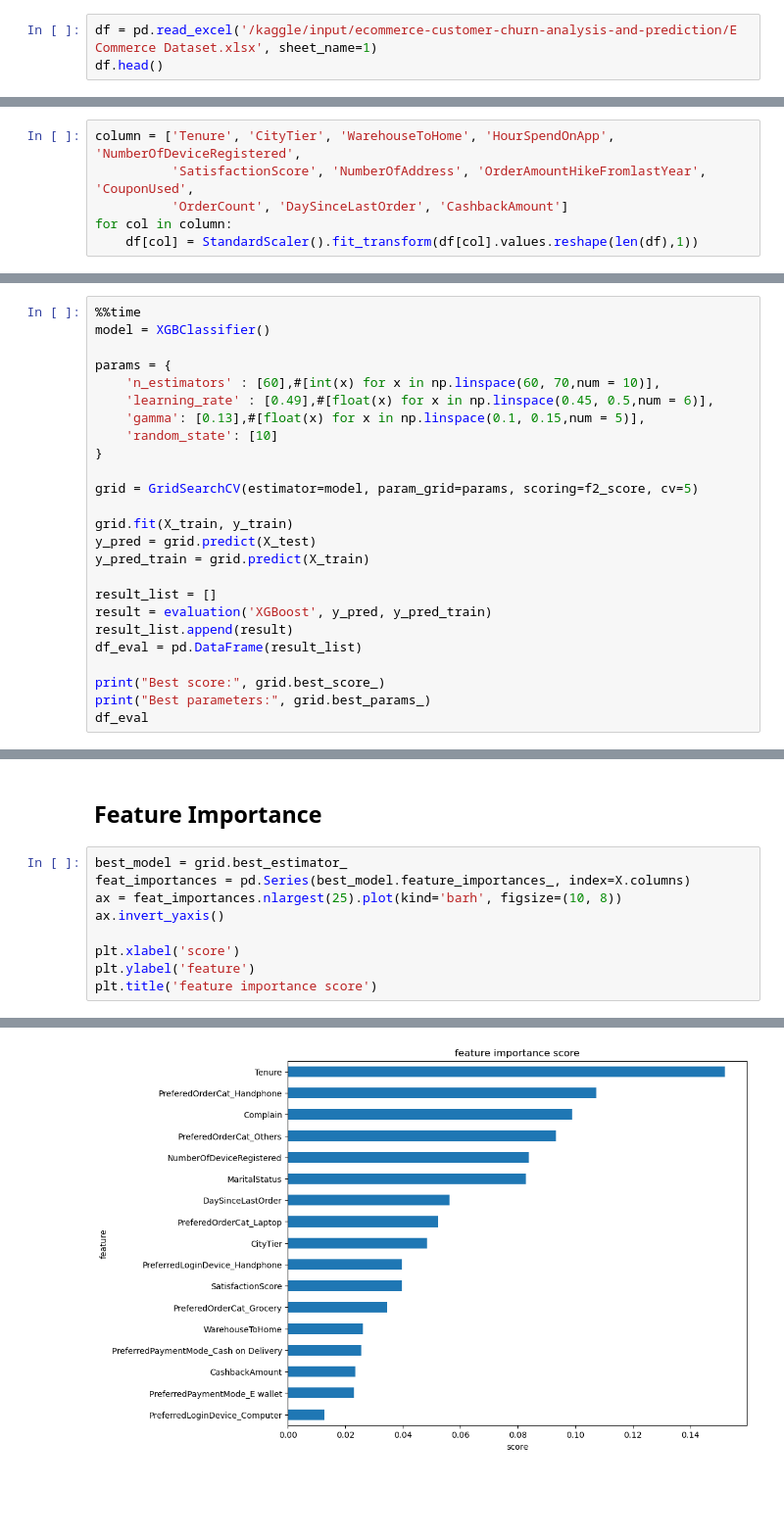
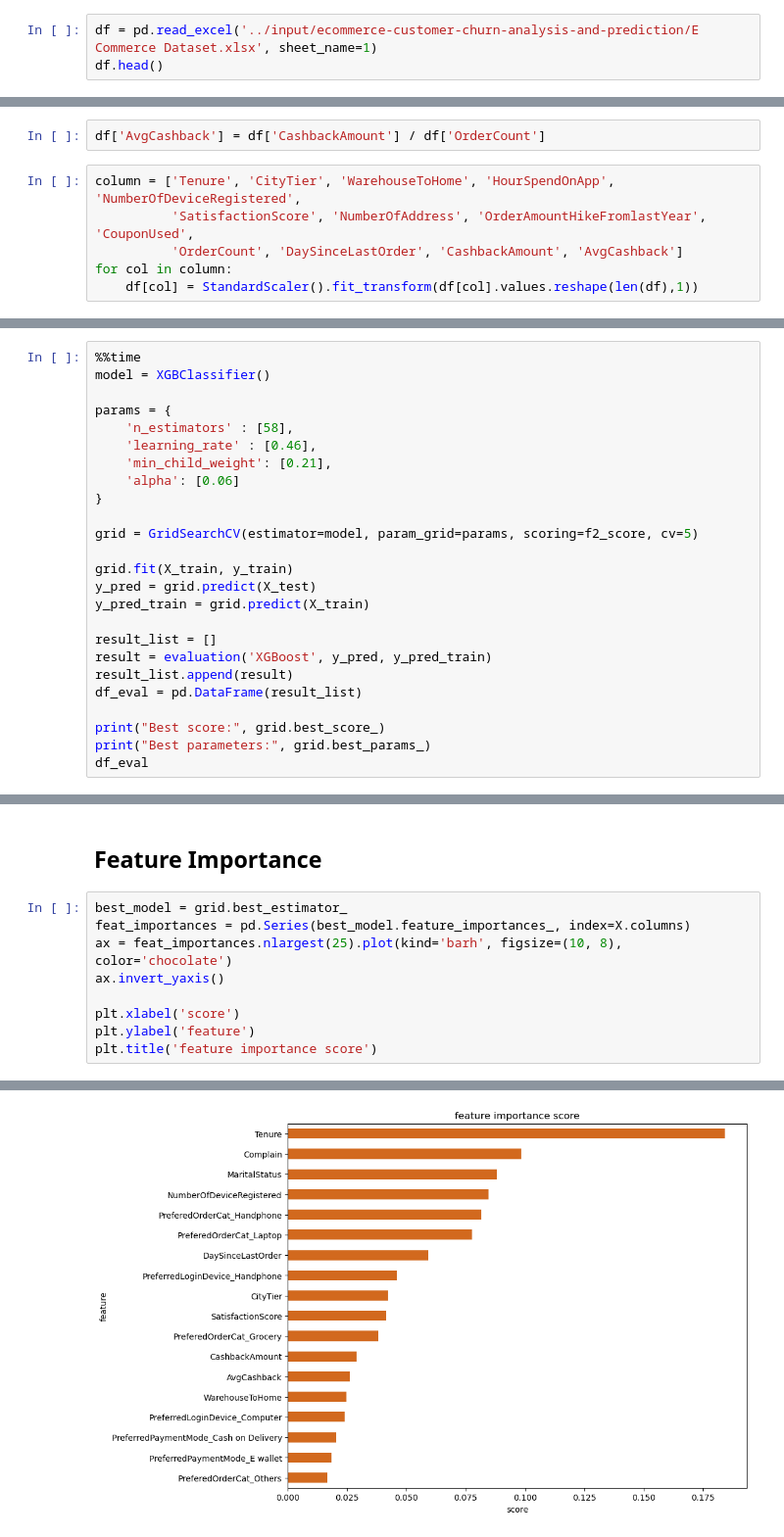
Before and after one commit to helmynaufal/E-commerce-Churn-Prediction, a Jupyter notebook: e-commerce-churn-prediction.ipynb, the cells around one changed output, grey strips where cells are left out. Shown at 98% size. Drawn from its saved outputs; the diff is of its cells as text; blank space fills up the shorter version.

Commit message:
Kaggle Notebook | E-commerce Churn Prediction | Version 2

```diff
--- a/e-commerce-churn-prediction.ipynb
+++ b/e-commerce-churn-prediction.ipynb
@@ -44,7 +24,7 @@ import warnings
 warnings.filterwarnings('ignore')
 pd.set_option('display.max_columns', None)
 # %%
-df = pd.read_excel('/kaggle/input/ecommerce-customer-churn-analysis-and-prediction/E Commerce Dataset.xlsx', sheet_name=1)
+df = pd.read_excel('../input/ecommerce-customer-churn-analysis-and-prediction/E Commerce Dataset.xlsx', sheet_name=1)
 df.head()
 # %% [output]
 |  | CustomerID | Churn | Tenure | PreferredLoginDevice | CityTier | WarehouseToHome | PreferredPaymentMode | ... |
@@ -324,10 +304,12 @@ df.head()
 | 4 | 50005 | 1 | 0.0 | 1 | 12.0 | 1 | 3.0 | ... |
 # %% [markdown]
 ## Feature Transformation
+# %%
+df['AvgCashback'] = df['CashbackAmount'] / df['OrderCount']
 # %%
 column = ['Tenure', 'CityTier', 'WarehouseToHome', 'HourSpendOnApp', 'NumberOfDeviceRegistered',
           'SatisfactionScore', 'NumberOfAddress', 'OrderAmountHikeFromlastYear', 'CouponUsed',
-          'OrderCount', 'DaySinceLastOrder', 'CashbackAmount']
+          'OrderCount', 'DaySinceLastOrder', 'CashbackAmount', 'AvgCashback']
 for col in column:
     df[col] = StandardScaler().fit_transform(df[col].values.reshape(len(df),1))
 # %%
@@ -482,10 +461,10 @@ Wall time: 21.2 s
 model = XGBClassifier()
 
 params = {
-    'n_estimators' : [60],#[int(x) for x in np.linspace(60, 70,num = 10)],
-    'learning_rate' : [0.49],#[float(x) for x in np.linspace(0.45, 0.5,num = 6)],
-    'gamma': [0.13],#[float(x) for x in np.linspace(0.1, 0.15,num = 5)],
-    'random_state': [10]
+    'n_estimators' : [58],
+    'learning_rate' : [0.46],
+    'min_child_weight': [0.21],
+    'alpha': [0.06]
 }
 
 grid = GridSearchCV(estimator=model, param_grid=params, scoring=f2_score, cv=5)
@@ -611,12 +577,12 @@ Text(0.5, 1.0, 'Confusion Matrix')
 # %%
 best_model = grid.best_estimator_
 feat_importances = pd.Series(best_model.feature_importances_, index=X.columns)
-ax = feat_importances.nlargest(25).plot(kind='barh', figsize=(10, 8))
+ax = feat_importances.nlargest(25).plot(kind='barh', figsize=(10, 8), color='chocolate')
 ax.invert_yaxis()
 
 plt.xlabel('score')
 plt.ylabel('feature')
 plt.title('feature importance score')
 # %% [output]
 Text(0.5, 1.0, 'feature importance score')
-[figure, old version]
+[figure, new version]
```
Also changed, not shown: parts of 16 cells of this notebook.
